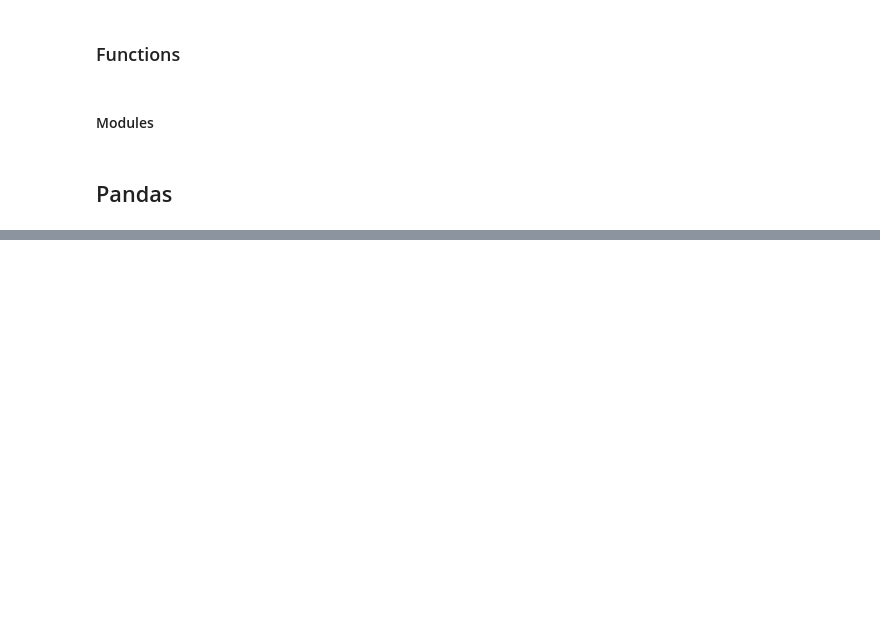
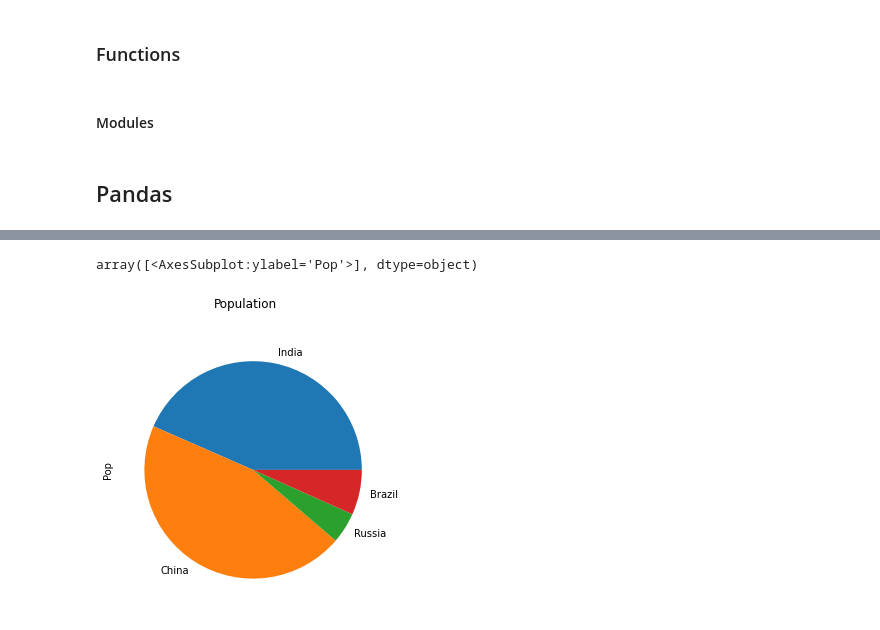
Before and after one commit to Vedia-JerezDaniel/zelle-python, a Jupyter notebook: Pandas/pan_Ex.ipynb, the cells around one changed output, grey strips where cells are left out. Drawn from its saved outputs; the diff is of its cells as text; code cells hidden in the pictures; blank space fills up the shorter version.

```diff
--- a/Pandas/pan_Ex.ipynb
+++ b/Pandas/pan_Ex.ipynb
@@ -155,0 +437,8 @@ pd.set_option('display.max_rows',stu.shape[0])
+# %%
+pop2
+pop20 = pop2['2020']
+# %%
+pop20.plot(kind='pie',xlabel='Year', ylabel='Pop', title='Population', figsize=(9,5),subplots=True   )
+# %% [output]
+array([<AxesSubplot:ylabel='Pop'>], dtype=object)
+[figure, added]
```
Also changed, not shown: parts of 40 cells of this notebook, 4 other files.
